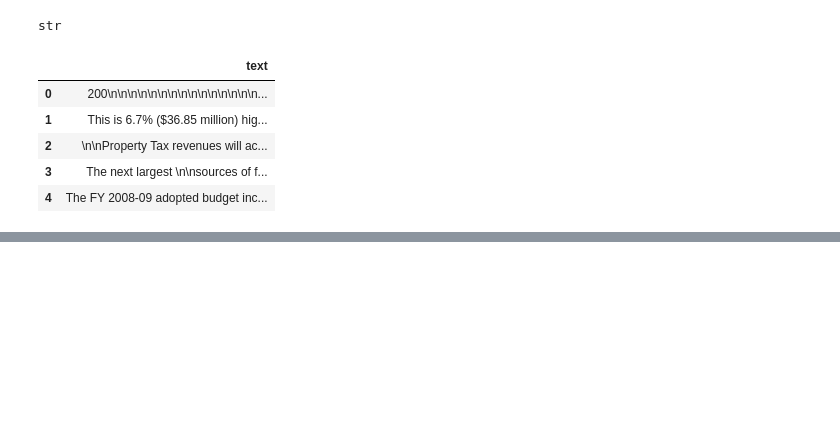
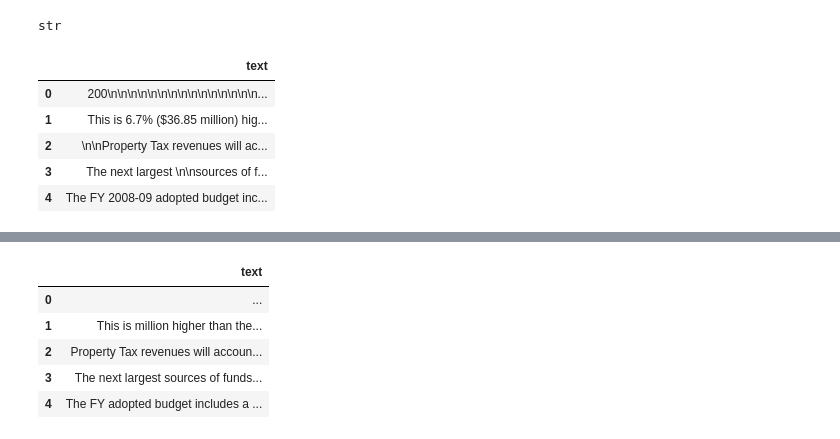
Before and after one commit to UNCG-CSE/Budget_Text_Analysis, a Jupyter notebook: src/EmotionAnalysis/MachineLearning3.ipynb, the cells around one changed output, grey strips where cells are left out. Cells and saved outputs as stored; diff of their text form; code cells hidden in the pictures; blank space fills up the shorter version.

```diff
--- a/src/EmotionAnalysis/MachineLearning3.ipynb
+++ b/src/EmotionAnalysis/MachineLearning3.ipynb
@@ -87,3 +87,7 @@ df.head()
 | 2 | \n\nProperty Tax revenues will ac... |
 | 3 | The next largest \n\nsources of f... |
 | 4 | The FY 2008-09 adopted budget inc... |
+# %%
+df.dropna(subset=['text'], inplace=True)
+# %%
+df['text'] = df['text'].str.replace("[^a-zA-Z#]", " ")
@@ -89,0 +114,11 @@ df.head()
+# %%
+df = df[:249]
+# %%
+df.head()
+# %% [output]
+|  | text |
+| 0 | ... |
+| 1 | This is million higher than the... |
+| 2 | Property Tax revenues will accoun... |
+| 3 | The next largest sources of funds... |
+| 4 | The FY adopted budget includes a ... |
```
Also changed, not shown: parts of 1 cell of this notebook.
